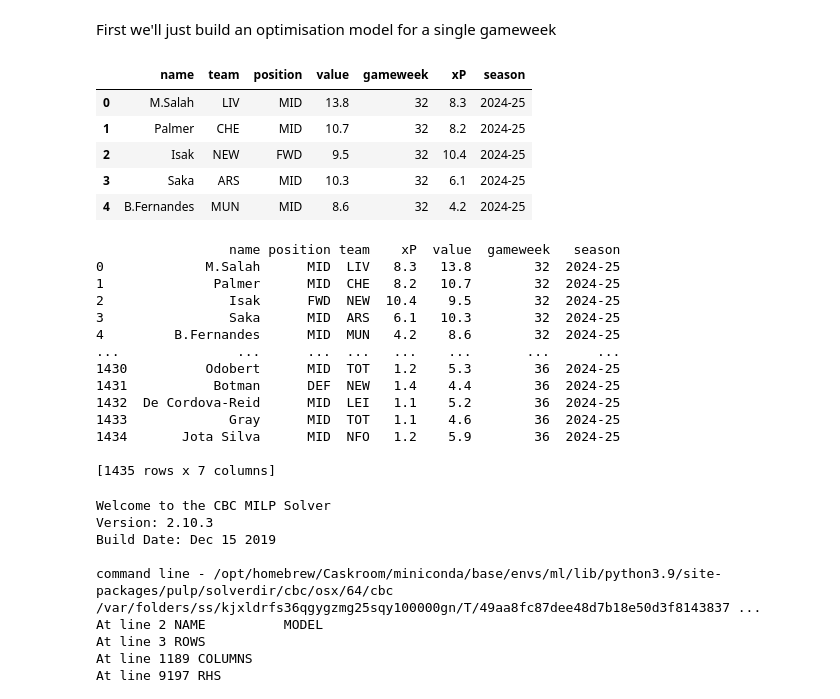
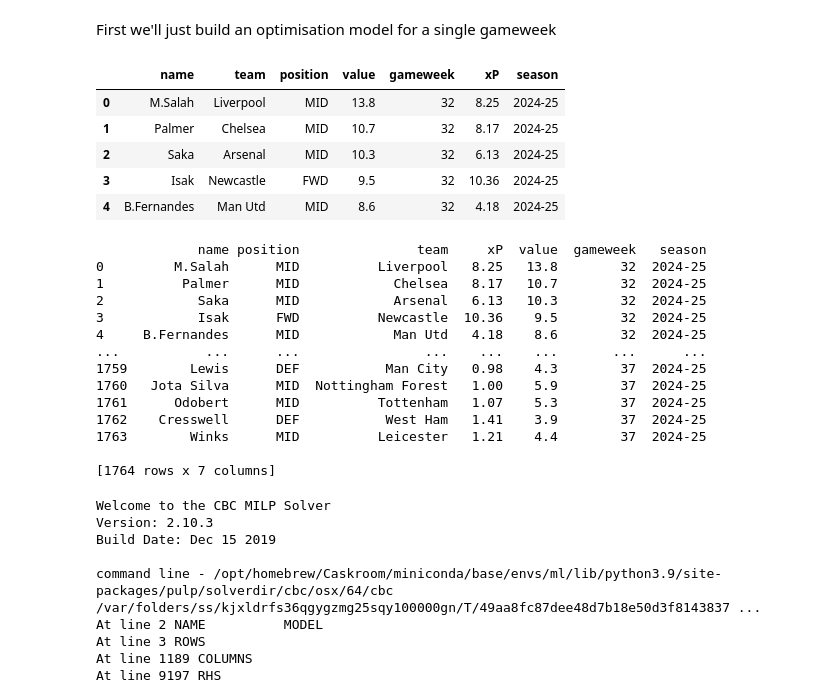
Before and after one commit to Dusoye/fantasyfootball, a Jupyter notebook: scr/fplprediction_24-25.ipynb, the cells around one changed output. Drawn from its saved outputs; the diff is of its cells as text; code cells hidden in the pictures.

```diff
--- a/scr/fplprediction_24-25.ipynb
+++ b/scr/fplprediction_24-25.ipynb
@@ -114,21 +268,21 @@ print(df_actual.head())
 # %% [markdown]
 First we'll just build an optimisation model for a single gameweek
 # %%
-df = pd.read_csv('../scr/preds.csv')
+df = pd.read_csv('../data/fpl_predictions.csv')
 df = df.melt(id_vars=["name", "team", "position", "value"],
-                    value_vars=["32", "33", "34", "35", "36"],
+                    value_vars=["32", "33", "34", "35", "36", "37"],
                     var_name="gameweek",
                     value_name="xP")
 df['season'] = "2024-25"
 
 df.head()
 # %% [output]
 |  | name | team | position | value | gameweek | xP | season |
-| 0 | M.Salah | LIV | MID | 13.8 | 32 | 8.3 | 2024-25 |
-| 1 | Palmer | CHE | MID | 10.7 | 32 | 8.2 | 2024-25 |
-| 2 | Isak | NEW | FWD | 9.5 | 32 | 10.4 | 2024-25 |
-| 3 | Saka | ARS | MID | 10.3 | 32 | 6.1 | 2024-25 |
-| 4 | B.Fernandes | MUN | MID | 8.6 | 32 | 4.2 | 2024-25 |
+| 0 | M.Salah | Liverpool | MID | 13.8 | 32 | 8.25 | 2024-25 |
+| 1 | Palmer | Chelsea | MID | 10.7 | 32 | 8.17 | 2024-25 |
+| 2 | Saka | Arsenal | MID | 10.3 | 32 | 6.13 | 2024-25 |
+| 3 | Isak | Newcastle | FWD | 9.5 | 32 | 10.36 | 2024-25 |
+| 4 | B.Fernandes | Man Utd | MID | 8.6 | 32 | 4.18 | 2024-25 |
 # %%
 cols_opt = [
     "name",
@@ -146,20 +300,20 @@ df_optimisation['value'] = df_optimisation['value'].astype('float64')
 df_optimisation['xP'] = df_optimisation['xP'].astype('float64')
 print(df_optimisation)
 # %% [output]
-                 name position team    xP  value  gameweek   season
-0             M.Salah      MID  LIV   8.3   13.8        32  2024-25
-1              Palmer      MID  CHE   8.2   10.7        32  2024-25
-2                Isak      FWD  NEW  10.4    9.5        32  2024-25
-3                Saka      MID  ARS   6.1   10.3        32  2024-25
-4         B.Fernandes      MID  MUN   4.2    8.6        32  2024-25
-...               ...      ...  ...   ...    ...       ...      ...
-1430          Odobert      MID  TOT   1.2    5.3        36  2024-25
-1431           Botman      DEF  NEW   1.4    4.4        36  2024-25
-1432  De Cordova-Reid      MID  LEI   1.1    5.2        36  2024-25
-1433             Gray      MID  TOT   1.1    4.6        36  2024-25
-1434       Jota Silva      MID  NFO   1.2    5.9        36  2024-25
+             name position               team     xP  value  gameweek   season
+0         M.Salah      MID          Liverpool   8.25   13.8        32  2024-25
+1          Palmer      MID            Chelsea   8.17   10.7        32  2024-25
+2            Saka      MID            Arsenal   6.13   10.3        32  2024-25
+3            Isak      FWD          Newcastle  10.36    9.5        32  2024-25
+4     B.Fernandes      MID            Man Utd   4.18    8.6        32  2024-25
+...           ...      ...                ...    ...    ...       ...      ...
+1759        Lewis      DEF           Man City   0.98    4.3        37  2024-25
+1760   Jota Silva      MID  Nottingham Forest   1.00    5.9        37  2024-25
+1761      Odobert      MID          Tottenham   1.07    5.3        37  2024-25
+1762    Cresswell      DEF           West Ham   1.41    3.9        37  2024-25
+1763        Winks      MID          Leicester   1.21    4.4        37  2024-25
 
-[1435 rows x 7 columns]
+[1764 rows x 7 columns]
 # %%
 def solve_single_period_fpl(budget, data, gameweek, season):
     # Filter data for the specified gameweek and season
```
Also changed, not shown: parts of 12 cells of this notebook, 3 other files.
